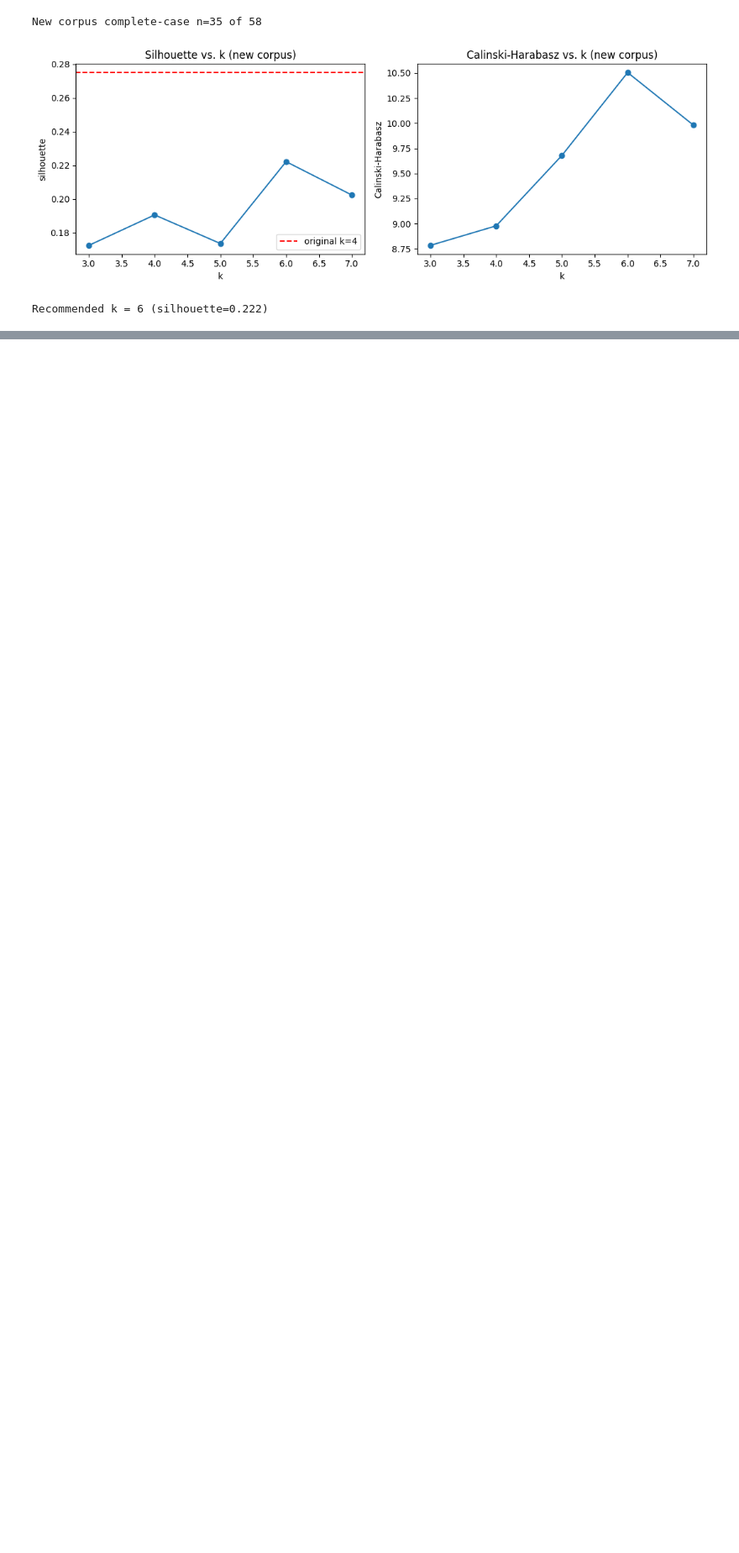
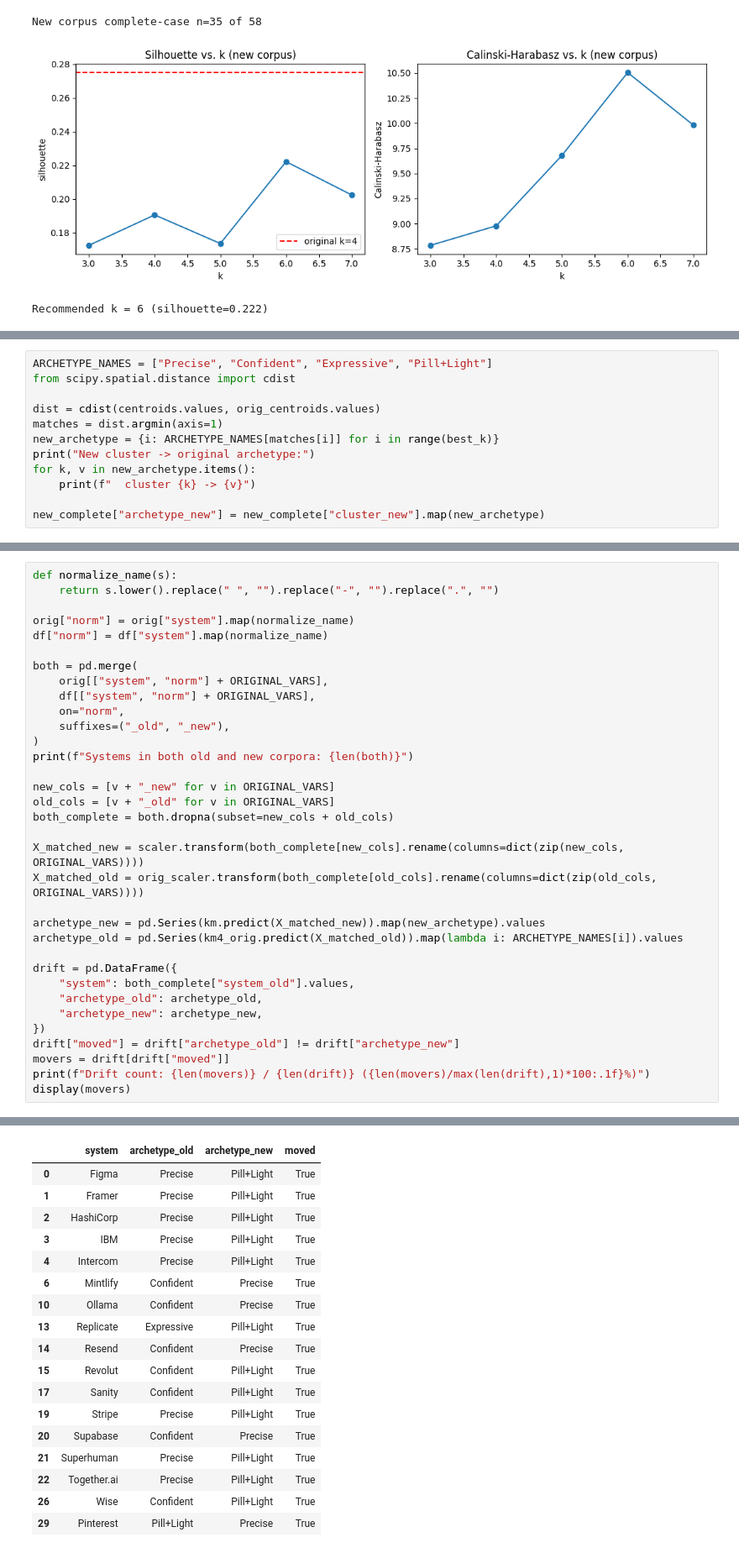
Before and after one commit to haneulcha/design-system-starter, a Jupyter notebook: docs/research/notebooks/2026-04-30-archetype-revalidation.ipynb, the cells around one changed output, grey strips where cells are left out. Shown at 84% size. Saved outputs shown, nothing was run; the diff lists cells and outputs as text; blank space fills up the shorter version.

Commit message:
feat(analysis): notebook part 3 — cluster characterization and drift
Co-Authored-By: Claude Opus 4.7 (1M context) <noreply@anthropic.com>

```diff
--- a/docs/research/notebooks/2026-04-30-archetype-revalidation.ipynb
+++ b/docs/research/notebooks/2026-04-30-archetype-revalidation.ipynb
@@ -109,0 +148,12 @@ Recommended k = 6 (silhouette=0.222)
+# %%
+ARCHETYPE_NAMES = ["Precise", "Confident", "Expressive", "Pill+Light"]
+from scipy.spatial.distance import cdist
+
+dist = cdist(centroids.values, orig_centroids.values)
+matches = dist.argmin(axis=1)
+new_archetype = {i: ARCHETYPE_NAMES[matches[i]] for i in range(best_k)}
+print("New cluster -> original archetype:")
+for k, v in new_archetype.items():
+    print(f"  cluster {k} -> {v}")
+
+new_complete["archetype_new"] = new_complete["cluster_new"].map(new_archetype)
@@ -109,0 +168,35 @@ Recommended k = 6 (silhouette=0.222)
+# %%
+def normalize_name(s):
+    return s.lower().replace(" ", "").replace("-", "").replace(".", "")
+
+orig["norm"] = orig["system"].map(normalize_name)
+df["norm"] = df["system"].map(normalize_name)
+
+both = pd.merge(
+    orig[["system", "norm"] + ORIGINAL_VARS],
+    df[["system", "norm"] + ORIGINAL_VARS],
+    on="norm",
+    suffixes=("_old", "_new"),
+)
+print(f"Systems in both old and new corpora: {len(both)}")
+
+new_cols = [v + "_new" for v in ORIGINAL_VARS]
+old_cols = [v + "_old" for v in ORIGINAL_VARS]
+both_complete = both.dropna(subset=new_cols + old_cols)
+
+X_matched_new = scaler.transform(both_complete[new_cols].rename(columns=dict(zip(new_cols, ORIGINAL_VARS))))
+X_matched_old = orig_scaler.transform(both_complete[old_cols].rename(columns=dict(zip(old_cols, ORIGINAL_VARS))))
+
+archetype_new = pd.Series(km.predict(X_matched_new)).map(new_archetype).values
+archetype_old = pd.Series(km4_orig.predict(X_matched_old)).map(lambda i: ARCHETYPE_NAMES[i]).values
+
+drift = pd.DataFrame({
+    "system": both_complete["system_old"].values,
+    "archetype_old": archetype_old,
+    "archetype_new": archetype_new,
+})
+drift["moved"] = drift["archetype_old"] != drift["archetype_new"]
+movers = drift[drift["moved"]]
+print(f"Drift count: {len(movers)} / {len(drift)} ({len(movers)/max(len(drift),1)*100:.1f}%)")
+display(movers)
+# %% [output]
@@ -109,0 +205,18 @@ Recommended k = 6 (silhouette=0.222)
+|  | system | archetype_old | archetype_new | moved |
+| 0 | Figma | Precise | Pill+Light | True |
+| 1 | Framer | Precise | Pill+Light | True |
+| 2 | HashiCorp | Precise | Pill+Light | True |
+| 3 | IBM | Precise | Pill+Light | True |
+| 4 | Intercom | Precise | Pill+Light | True |
+| 6 | Mintlify | Confident | Precise | True |
+| 10 | Ollama | Confident | Precise | True |
+| 13 | Replicate | Expressive | Pill+Light | True |
+| 14 | Resend | Confident | Precise | True |
+| 15 | Revolut | Confident | Pill+Light | True |
+| 17 | Sanity | Confident | Pill+Light | True |
+| 19 | Stripe | Precise | Pill+Light | True |
+| 20 | Supabase | Confident | Precise | True |
+| 21 | Superhuman | Precise | Pill+Light | True |
+| 22 | Together.ai | Precise | Pill+Light | True |
+| 26 | Wise | Confident | Pill+Light | True |
+| 29 | Pinterest | Pill+Light | Precise | True |
```
Also changed, not shown: parts of 4 cells of this notebook.
